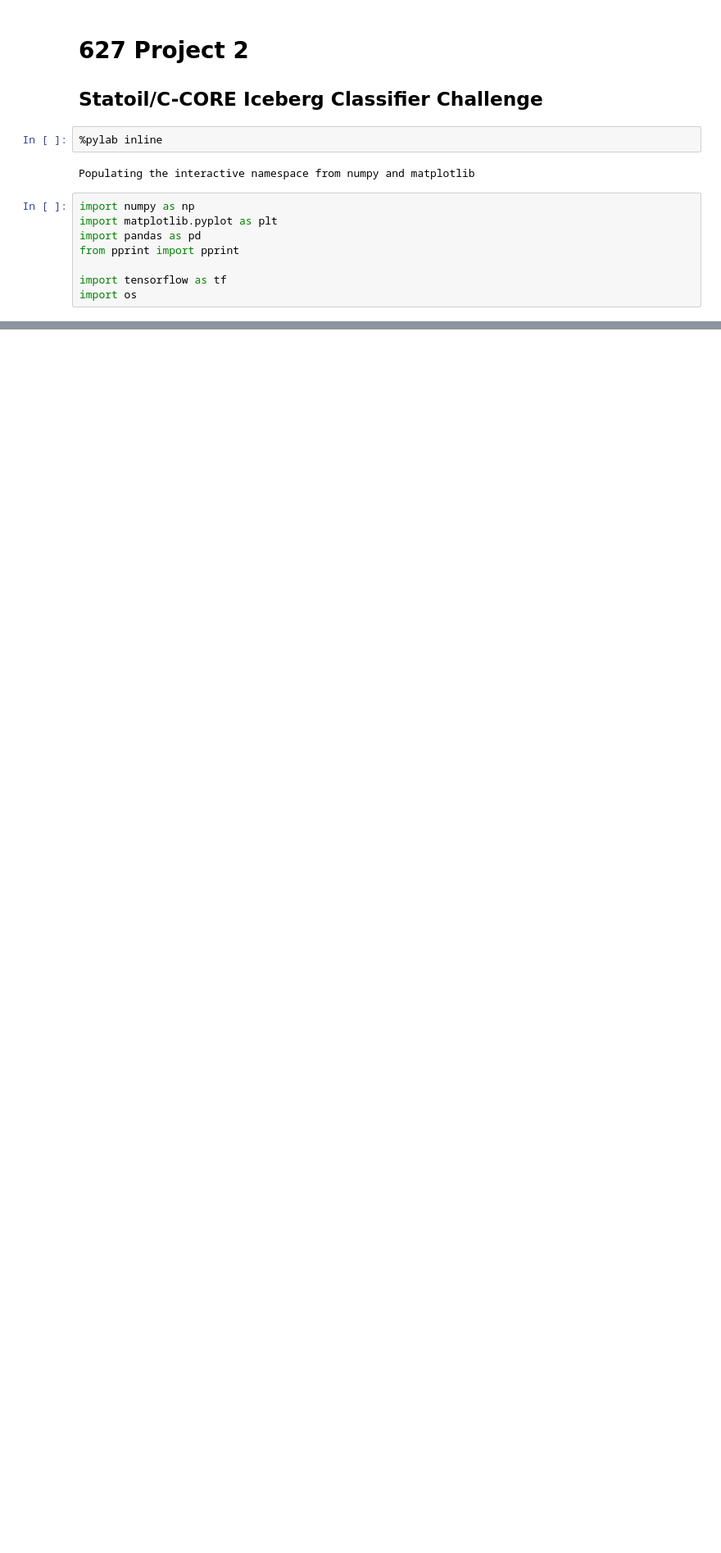
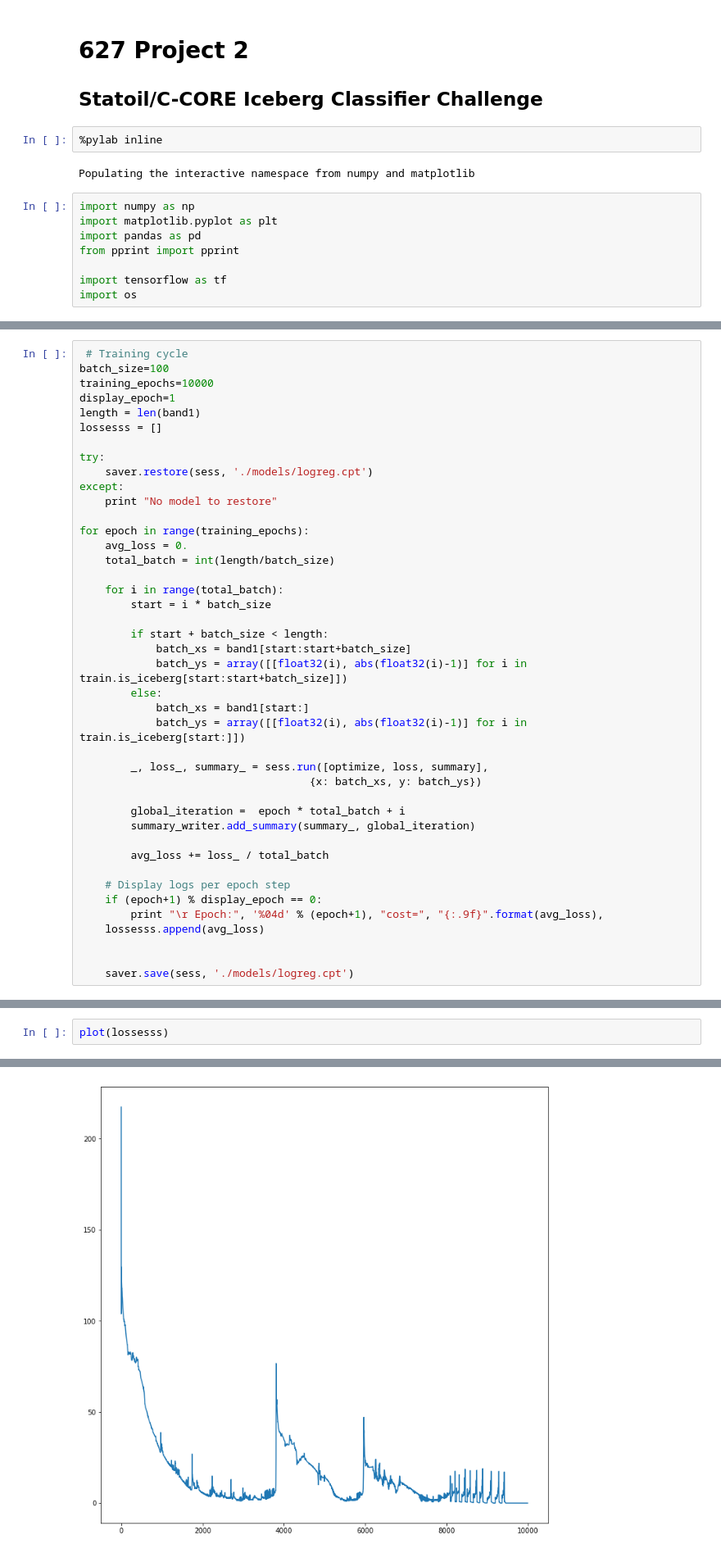
Before and after one commit to Mrcommonzzz/627_Project2, a Jupyter notebook: Project2.ipynb, the cells around one changed output, grey strips where cells are left out. Shown at 82% size. Drawn from its saved outputs; the diff is of its cells as text; blank space fills up the shorter version.

```diff
--- a/Project2.ipynb
+++ b/Project2.ipynb
@@ -114,0 +172,42 @@ train
+# %%
+ # Training cycle
+batch_size=100
+training_epochs=10000
+display_epoch=1
+length = len(band1)
+lossesss = []
+
+try:
+    saver.restore(sess, './models/logreg.cpt')
+except:
+    print "No model to restore"
+
+for epoch in range(training_epochs):
+    avg_loss = 0.
+    total_batch = int(length/batch_size)
+
+    for i in range(total_batch):
+        start = i * batch_size
+
+        if start + batch_size < length:
+            batch_xs = band1[start:start+batch_size]
+            batch_ys = array([[float32(i), abs(float32(i)-1)] for i in train.is_iceberg[start:start+batch_size]])
+        else:
+            batch_xs = band1[start:]
+            batch_ys = array([[float32(i), abs(float32(i)-1)] for i in train.is_iceberg[start:]])
+
+        _, loss_, summary_ = sess.run([optimize, loss, summary],
+                                    {x: batch_xs, y: batch_ys})
+
+        global_iteration =  epoch * total_batch + i
+        summary_writer.add_summary(summary_, global_iteration)
+
+        avg_loss += loss_ / total_batch
+
+    # Display logs per epoch step
+    if (epoch+1) % display_epoch == 0:
+        print "\r Epoch:", '%04d' % (epoch+1), "cost=", "{:.9f}".format(avg_loss),
+    lossesss.append(avg_loss)
+
+
+    saver.save(sess, './models/logreg.cpt')
@@ -114,0 +218,3 @@ train
+# %%
+plot(lossesss)
+# %% [output]
@@ -114,0 +222 @@ train
+[figure, added]
```
Also changed, not shown: parts of 54 cells of this notebook.
